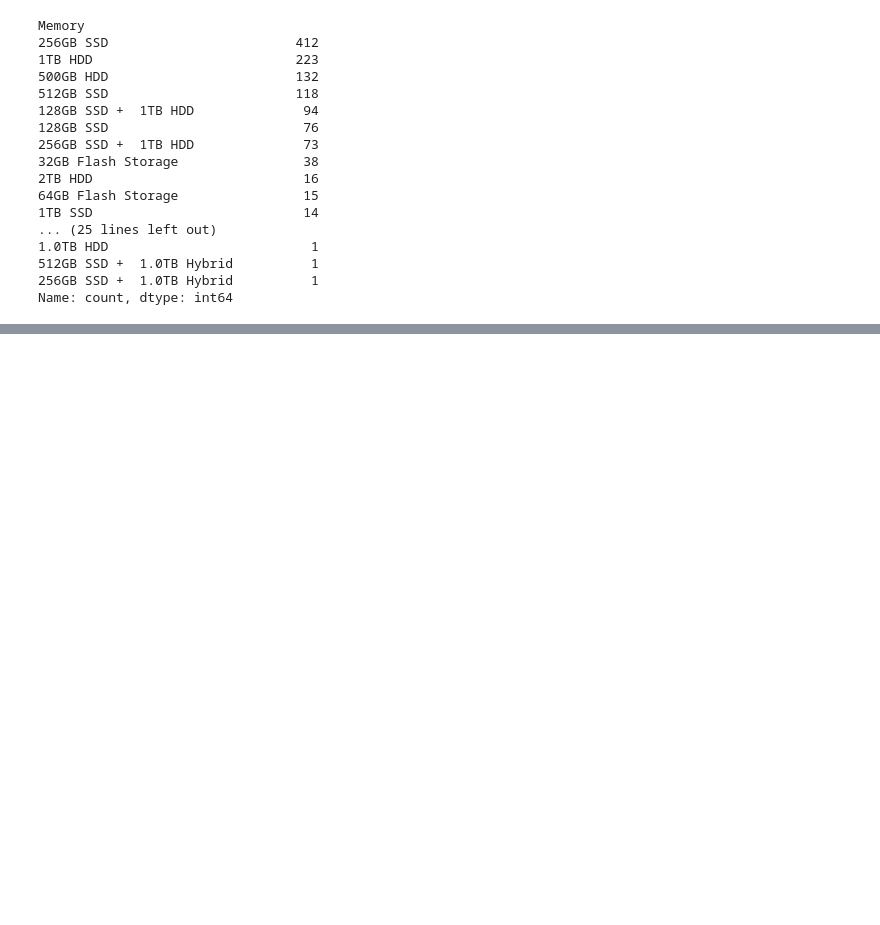
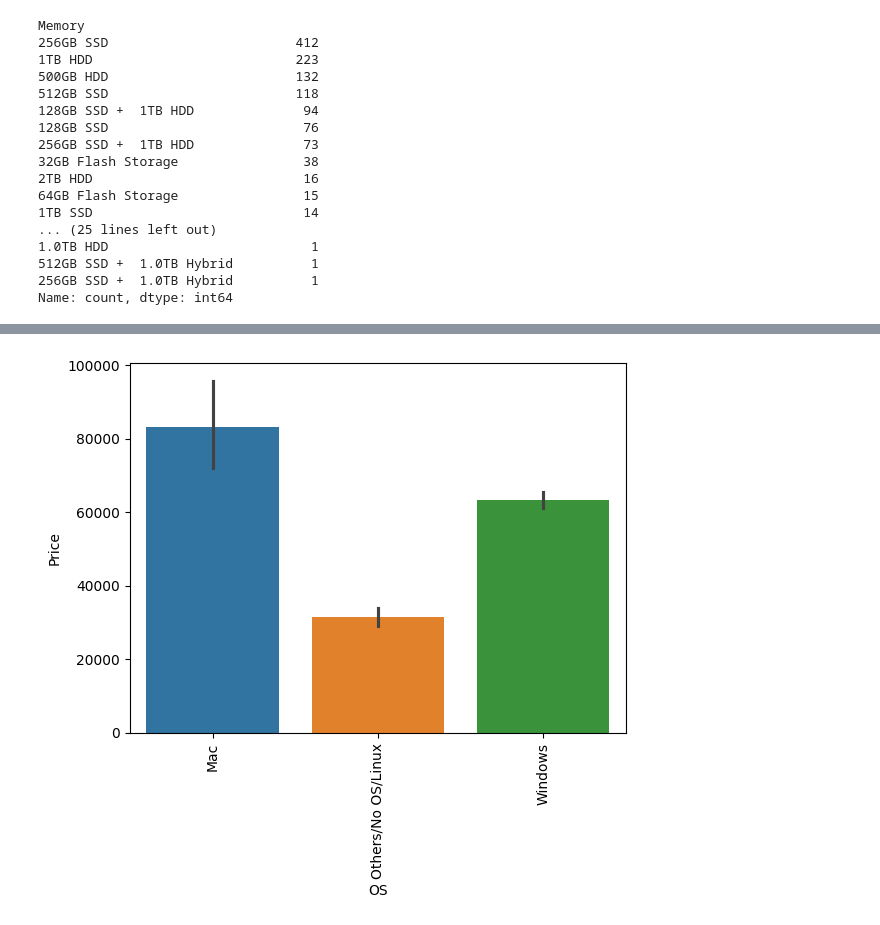
Before and after one commit to kamilperwez/MachineLearning, a Jupyter notebook: LaptopPricePrediction/LaptopPricePrediction.ipynb, the cells around one changed output, grey strips where cells are left out. Drawn from its saved outputs; the diff is of its cells as text; code cells hidden in the pictures; blank space fills up the shorter version.

```diff
--- a/LaptopPricePrediction/LaptopPricePrediction.ipynb
+++ b/LaptopPricePrediction/LaptopPricePrediction.ipynb
@@ -403,0 +490,18 @@ lap.head(10)
+# %%
+def cat_os(inp):
+    if inp == 'Windows 10' or inp == 'Windows 7' or inp == 'Windows 10 S':
+        return 'Windows'
+    elif inp == 'macOS' or inp == 'Mac OS X':
+        return 'Mac'
+    else:
+        return 'Others/No OS/Linux'
+# %%
+lap['OS']=lap['OpSys'].apply(cat_os)
+# %%
+lap.drop(columns=['OpSys'],inplace=True)
+# %%
+sns.barplot(x=lap['OS'],y=lap['Price'],hue=lap['OS'])
+plt.xticks(rotation='vertical')
+plt.show()
+# %% [output]
+[figure, added]
```
Also changed, not shown: parts of 56 cells of this notebook.
